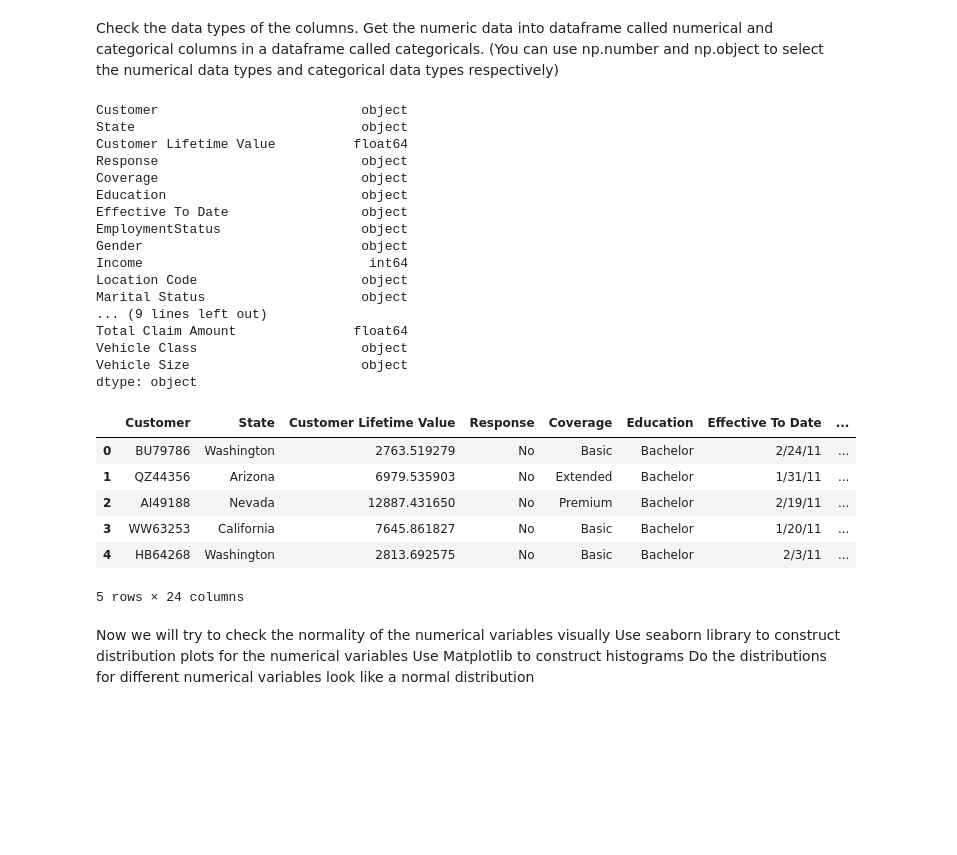
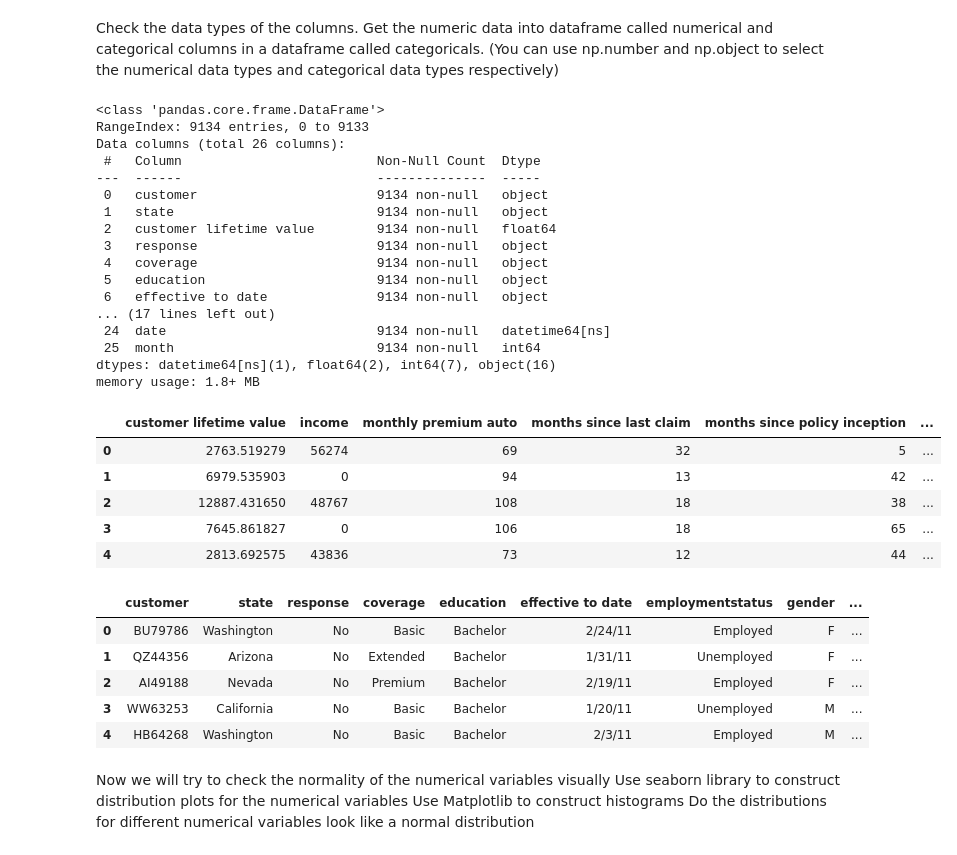
Before and after one commit to JCabral88/Lab-Customer-Analysis-Round-4, a Jupyter notebook: lab-customer-analysis-round-4-RESOLVED.ipynb, the cells around one changed output. Cells and saved outputs as stored; diff of their text form; code cells hidden in the pictures; blank space fills up the shorter version.

```diff
--- a/lab-customer-analysis-round-4-RESOLVED.ipynb
+++ b/lab-customer-analysis-round-4-RESOLVED.ipynb
@@ -15,3 +16,8 @@ data.head()
 | 3 | WW63253 | California | 7645.861827 | No | Basic | Bachelor | 1/20/11 | ... |
 | 4 | HB64268 | Washington | 2813.692575 | No | Basic | Bachelor | 2/3/11 | ... |
 5 rows × 24 columns
+# %%
+cols = []
+for column in data.columns:
+    cols.append(column.lower())
+data.columns = cols
@@ -17,0 +74,4 @@ data.head()
+# %%
+data['date'] = pd.to_datetime(data['effective to date'])
+# %%
+data['month'] = data['date'].dt.month
@@ -18,27 +128,23 @@ data.head()
 # %% [markdown]
 Check the data types of the columns. Get the numeric data into dataframe called numerical and categorical columns in a dataframe called categoricals. (You can use np.number and np.object to select the numerical data types and categorical data types respectively)
 # %%
-data.dtypes
+data.info()
 # %% [output]
-Customer                          object
-State                             object
-Customer Lifetime Value          float64
-Response                          object
-Coverage                          object
-Education                         object
-Effective To Date                 object
-EmploymentStatus                  object
-Gender                            object
-Income                             int64
-Location Code                     object
-Marital Status                    object
-... (9 lines left out)
-Total Claim Amount               float64
-Vehicle Class                     object
-Vehicle Size                      object
-dtype: object
+<class 'pandas.core.frame.DataFrame'>
+RangeIndex: 9134 entries, 0 to 9133
+Data columns (total 26 columns):
+ #   Column                         Non-Null Count  Dtype
+---  ------                         --------------  -----
+ 0   customer                       9134 non-null   object
+ 1   state                          9134 non-null   object
+ 2   customer lifetime value        9134 non-null   float64
+ 3   response                       9134 non-null   object
+ 4   coverage                       9134 non-null   object
+ 5   education                      9134 non-null   object
+ 6   effective to date              9134 non-null   object
+... (17 lines left out)
+ 24  date                           9134 non-null   datetime64[ns]
+ 25  month                          9134 non-null   int64
+dtypes: datetime64[ns](1), float64(2), int64(7), object(16)
+memory usage: 1.8+ MB
-# %%
-#Set them as numerical and cantegorical
-data['Number of Open Complaints'] = data['Number of Open Complaints'].astype(object)
-data['Number of Policies'] = data['Number of Policies'].astype(object)
 # %%
@@ -47,10 +152,9 @@ categorical = data.select_dtypes(include = object)
 # %%
-data.head()
+numerical.head()
 # %% [output]
-|  | Customer | State | Customer Lifetime Value | Response | Coverage | Education | Effective To Date | ... |
-| 0 | BU79786 | Washington | 2763.519279 | No | Basic | Bachelor | 2/24/11 | ... |
-| 1 | QZ44356 | Arizona | 6979.535903 | No | Extended | Bachelor | 1/31/11 | ... |
-| 2 | AI49188 | Nevada | 12887.431650 | No | Premium | Bachelor | 2/19/11 | ... |
-| 3 | WW63253 | California | 7645.861827 | No | Basic | Bachelor | 1/20/11 | ... |
-| 4 | HB64268 | Washington | 2813.692575 | No | Basic | Bachelor | 2/3/11 | ... |
+|  | customer lifetime value | income | monthly premium auto | months since last claim | months since policy inception | ... |
+| 0 | 2763.519279 | 56274 | 69 | 32 | 5 | ... |
+| 1 | 6979.535903 | 0 | 94 | 13 | 42 | ... |
+| 2 | 12887.431650 | 48767 | 108 | 18 | 38 | ... |
+| 3 | 7645.861827 | 0 | 106 | 18 | 65 | ... |
+| 4 | 2813.692575 | 43836 | 73 | 12 | 44 | ... |
-5 rows × 24 columns
@@ -57,3 +163,12 @@ data.head()
+# %%
+categorical.head()
+# %% [output]
+|  | customer | state | response | coverage | education | effective to date | employmentstatus | gender | ... |
+| 0 | BU79786 | Washington | No | Basic | Bachelor | 2/24/11 | Employed | F | ... |
+| 1 | QZ44356 | Arizona | No | Extended | Bachelor | 1/31/11 | Unemployed | F | ... |
+| 2 | AI49188 | Nevada | No | Premium | Bachelor | 2/19/11 | Employed | F | ... |
+| 3 | WW63253 | California | No | Basic | Bachelor | 1/20/11 | Unemployed | M | ... |
+| 4 | HB64268 | Washington | No | Basic | Bachelor | 2/3/11 | Employed | M | ... |
 # %% [markdown]
 Now we will try to check the normality of the numerical variables visually
 Use seaborn library to construct distribution plots for the numerical variables
```
Also changed, not shown: parts of 28 cells of this notebook, 4 other files.
